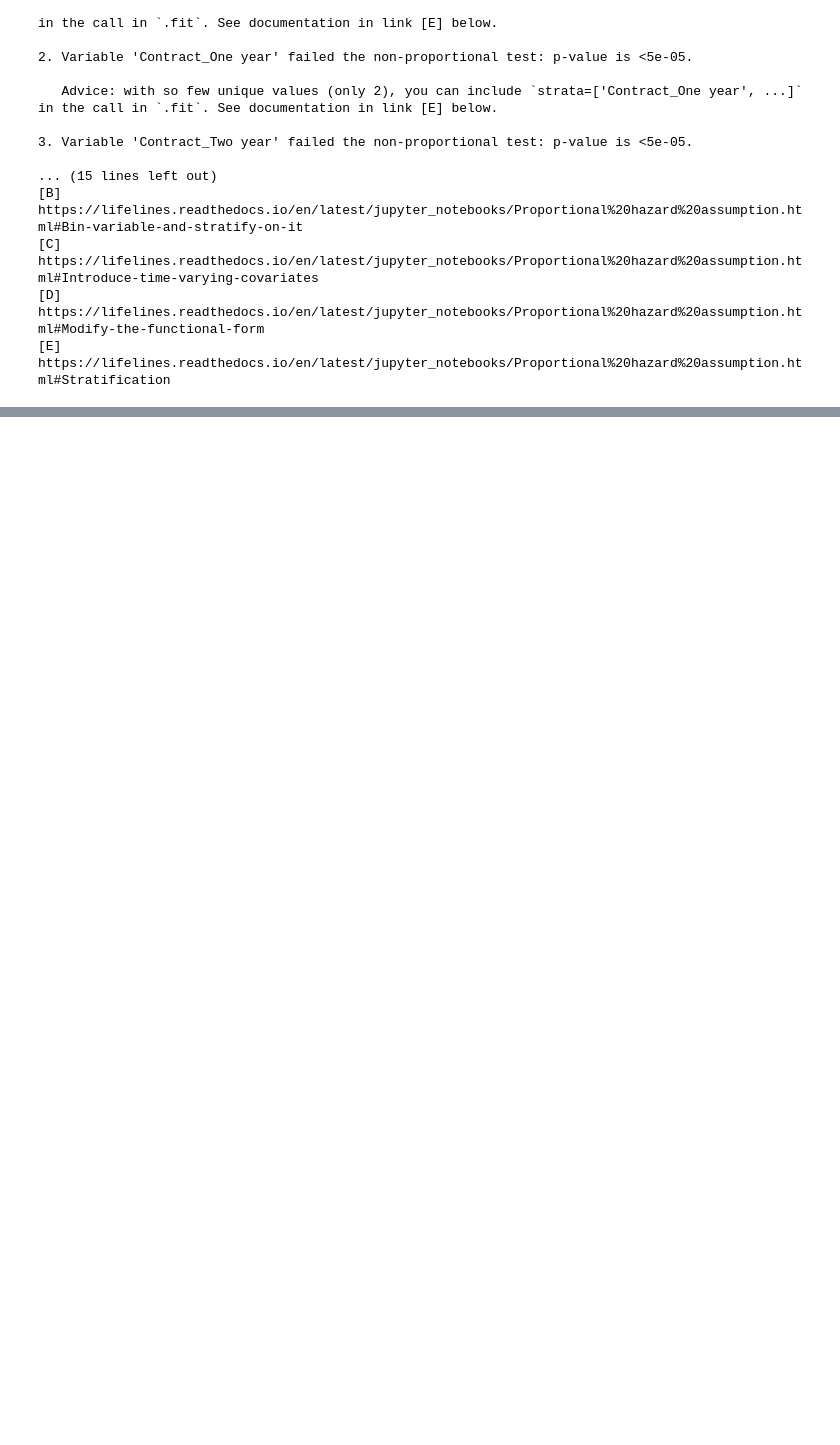
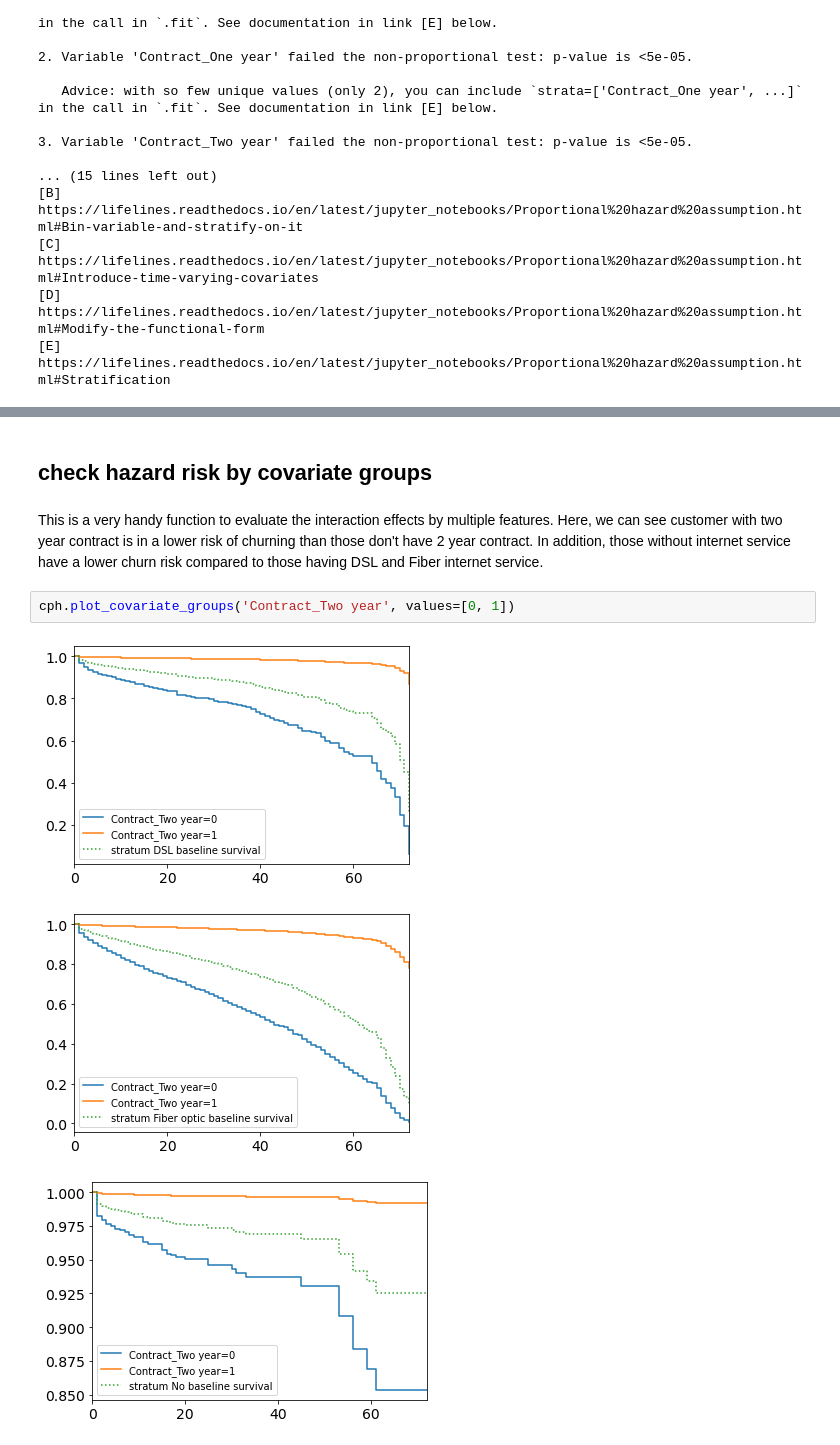
Before and after one commit to AilingLiu/Survival_analysis, a Jupyter notebook: Use_Survival_analysis_to_Estimate_Customer_Churn_Rate.ipynb, the cells around one changed output, grey strips where cells are left out. Drawn from its saved outputs; the diff is of its cells as text; blank space fills up the shorter version.

```diff
--- a/Use_Survival_analysis_to_Estimate_Customer_Churn_Rate.ipynb
+++ b/Use_Survival_analysis_to_Estimate_Customer_Churn_Rate.ipynb
@@ -233,3 +250,13 @@ cph.plot(ax=ax[1])
 # %% [output]
 <matplotlib.axes._subplots.AxesSubplot at 0x...>
 [figure]
+# %% [markdown]
+## check hazard risk by covariate groups
+# %% [markdown]
+This is a very handy function to evaluate the interaction effects by multiple features. Here, we can see customer with two year contract is in a lower risk of churning than those don't have 2 year contract. In addition, those without internet service have a lower churn risk compared to those having DSL and Fiber internet service.
+# %%
+cph.plot_covariate_groups('Contract_Two year', values=[0, 1])
+# %% [output]
+[figure, added]
+[figure, added]
+[figure, added]
```
Also changed, not shown: parts of 21 cells of this notebook.
